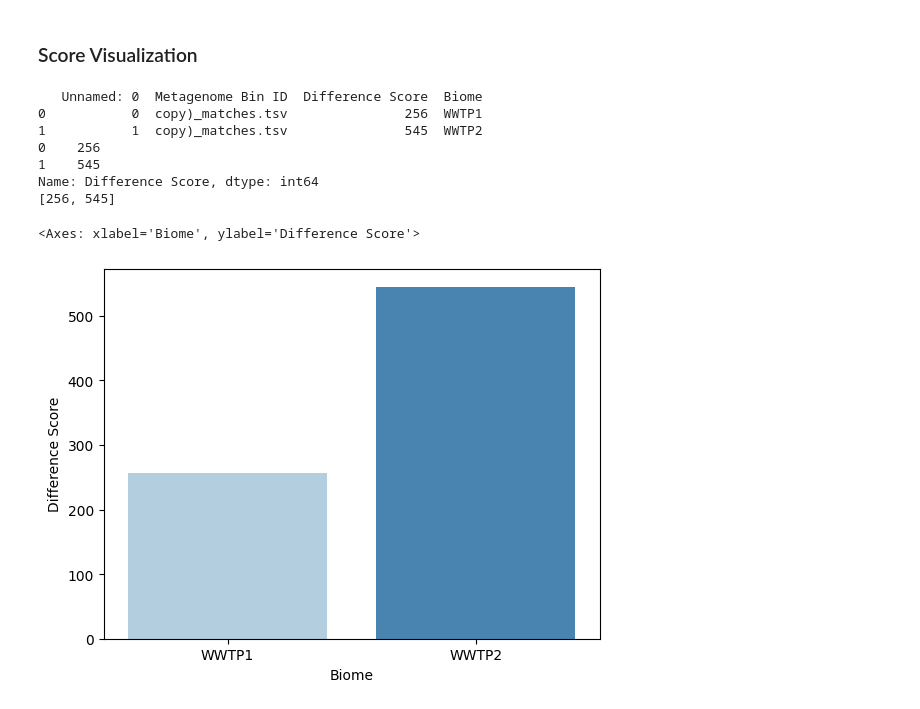
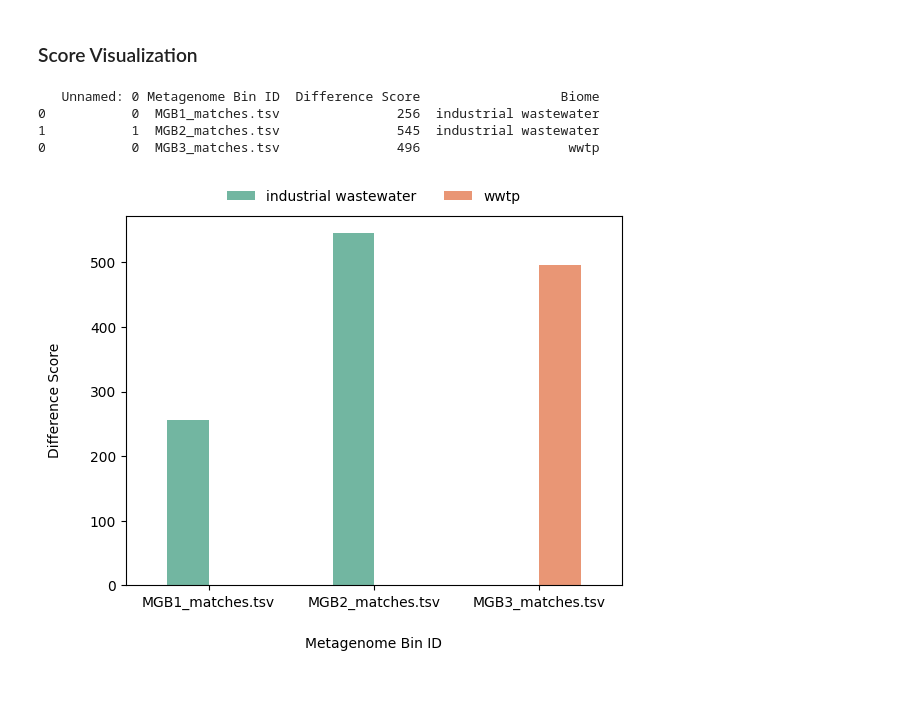
Before and after one commit to jtdocter27/EcoDr, a Jupyter notebook: EnCen/MultiMetagenome/EnCen_Calling_Script.ipynb, the cells around one changed output. Drawn from its saved outputs; the diff is of its cells as text; code cells hidden in the pictures.

Commit message:
Data Viz working

```diff
--- a/EnCen/MultiMetagenome/EnCen_Calling_Script.ipynb
+++ b/EnCen/MultiMetagenome/EnCen_Calling_Script.ipynb
@@ -32,7 +31,7 @@ print('Welcome to Environmental Census (EnCen), a bioinformatics tool for charac
 # EC_extract()
 # tsv_to_fasta()
 intake = input('Please input the metagenomes you would like to analyze(Industrial Wastewater, WWTP, or River), seperated by commas: ')
-choices = [choice.strip() for choice in intake.split(",")]
+choices = [choice.strip().lower() for choice in intake.split(",")]
 
 #options are industrial wastewater, WWTP, and River
 # %% [output]
@@ -344,35 +343,42 @@ for mg_to_analyze in choices:
 #         column_values.append(values[column_index])
 
 # print(column_values)
+first_choice = choices[0]
+# print(choices[0])
+second_choice = choices[1]
+# print(choices[1])
 
-diff_score1 = pd.read_csv('/home/anna/Documents/JGI_soil_genomes/wwtp_synbio_inputs_and_outputs/Absolute_Difference_Comparison_Score.txt', sep='\t')
-diff_score2 = pd.read_csv()
-diff_score3 =
+diff_score1 = pd.read_csv('/home/anna/Documents/JGI_soil_genomes/' + first_choice + '_synbio_inputs_and_outputs/Absolute_Difference_Comparison_Score.txt', sep='\t')
+diff_score1['Biome'] = first_choice
+# print(diff_score1)
+diff_score2 = pd.read_csv('/home/anna/Documents/JGI_soil_genomes/' + second_choice + '_synbio_inputs_and_outputs/Absolute_Difference_Comparison_Score.txt', sep='\t')
 
-diff_score1['Biome'] = ['WWTP1', 'WWTP2']
-print(diff_score1)
+diff_score2['Biome'] = second_choice
+# print(diff_score2)
+
+frames = [diff_score1, diff_score2]
+combined= pd.concat(frames)
+print(combined)
 
 
 
+# score = diff_score1['Difference Score']
+# print(score)
 
-score = diff_score1['Difference Score']
-print(score)
+# dslist = []
+# for line in score:
+#     dslist.append(line)
 
-dslist = []
-for line in score:
-    dslist.append(line)
-
-print(dslist)
+# print(dslist)
 # %% [output]
-   Unnamed: 0  Metagenome Bin ID  Difference Score  Biome
-0           0  copy)_matches.tsv               256  WWTP1
-1           1  copy)_matches.tsv               545  WWTP2
-0    256
-1    545
-Name: Difference Score, dtype: int64
-[256, 545]
+   Unnamed: 0 Metagenome Bin ID  Difference Score                  Biome
+0           0  MGB1_matches.tsv               256  industrial wastewater
+1           1  MGB2_matches.tsv               545  industrial wastewater
+0           0  MGB3_matches.tsv               496                   wwtp
-# %%
-sns.barplot(x = 'Biome', y= 'Difference Score', data = diff_score1, palette = 'Blues')
-# %% [output]
-<Axes: xlabel='Biome', ylabel='Difference Score'>
-[figure, removed]
+# %%
+ax = sns.barplot(x = 'Metagenome Bin ID', y= 'Difference Score', hue ='Biome', data = combined, palette = 'Set2', orient='v', width = 0.5)
+plt.xlabel('Metagenome Bin ID', labelpad=20)
+plt.ylabel('Difference Score', labelpad=20)
+sns.move_legend(ax, 'lower center',  bbox_to_anchor=(.5, 1), ncol=3, title=None, frameon=False)
+# %% [output]
+[figure, added]
```
Also changed, not shown: parts of 2 cells of this notebook.
